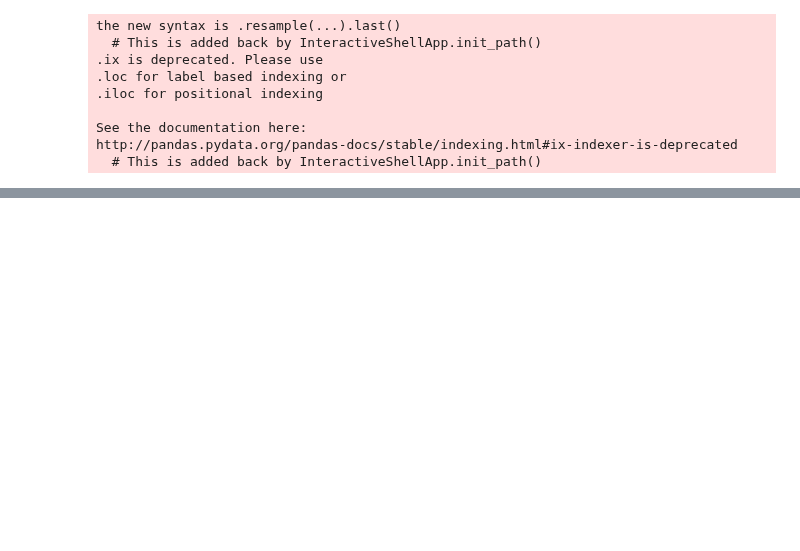
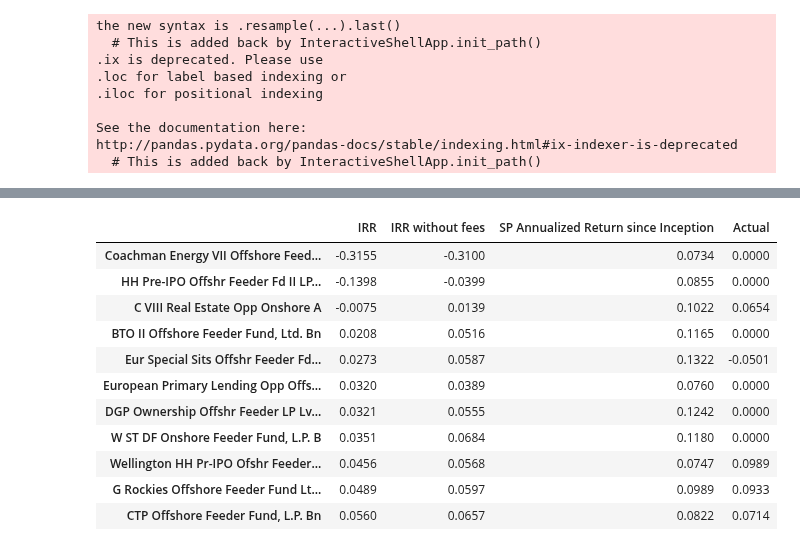
Before and after one commit to mrefermat/FinancePhD, a Jupyter notebook: FinancialExperiments/IRR_calculations.ipynb, the cells around one changed output, grey strips where cells are left out. Saved outputs shown, nothing was run; the diff lists cells and outputs as text; code cells hidden in the pictures; blank space fills up the shorter version.

```diff
--- a/FinancialExperiments/IRR_calculations.ipynb
+++ b/FinancialExperiments/IRR_calculations.ipynb
@@ -240,0 +249,15 @@ results_march.sort_values('Vintage')
+# %%
+results_march[['IRR','IRR without fees','SP Annualized Return since Inception','Actual']]
+# %% [output]
+|  | IRR | IRR without fees | SP Annualized Return since Inception | Actual |
+| Coachman Energy VII Offshore Feed... | -0.3155 | -0.3100 | 0.0734 | 0.0000 |
+| HH Pre-IPO Offshr Feeder Fd II LP... | -0.1398 | -0.0399 | 0.0855 | 0.0000 |
+| C VIII Real Estate Opp Onshore A | -0.0075 | 0.0139 | 0.1022 | 0.0654 |
+| BTO II Offshore Feeder Fund, Ltd. Bn | 0.0208 | 0.0516 | 0.1165 | 0.0000 |
+| Eur Special Sits Offshr Feeder Fd... | 0.0273 | 0.0587 | 0.1322 | -0.0501 |
+| European Primary Lending Opp Offs... | 0.0320 | 0.0389 | 0.0760 | 0.0000 |
+| DGP Ownership Offshr Feeder LP Lv... | 0.0321 | 0.0555 | 0.1242 | 0.0000 |
+| W ST DF Onshore Feeder Fund, L.P. B | 0.0351 | 0.0684 | 0.1180 | 0.0000 |
+| Wellington HH Pr-IPO Ofshr Feeder... | 0.0456 | 0.0568 | 0.0747 | 0.0989 |
+| G Rockies Offshore Feeder Fund Lt... | 0.0489 | 0.0597 | 0.0989 | 0.0933 |
+| CTP Offshore Feeder Fund, L.P. Bn | 0.0560 | 0.0657 | 0.0822 | 0.0714 |
```
Also changed, not shown: parts of 9 cells of this notebook, 4 other files.
